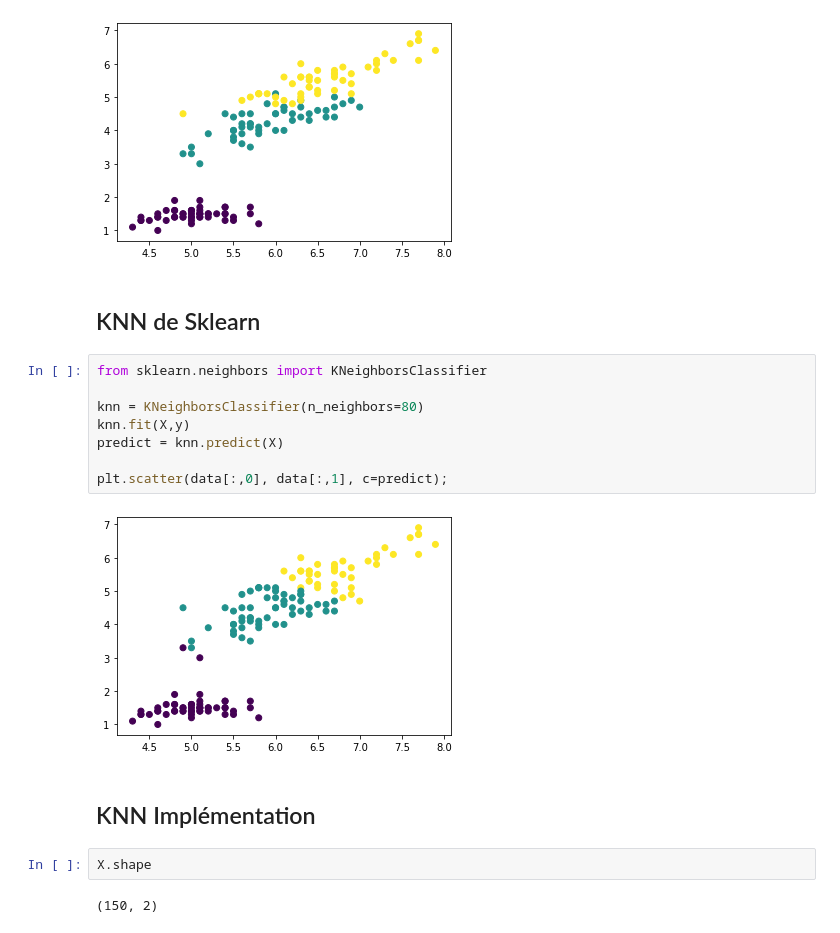
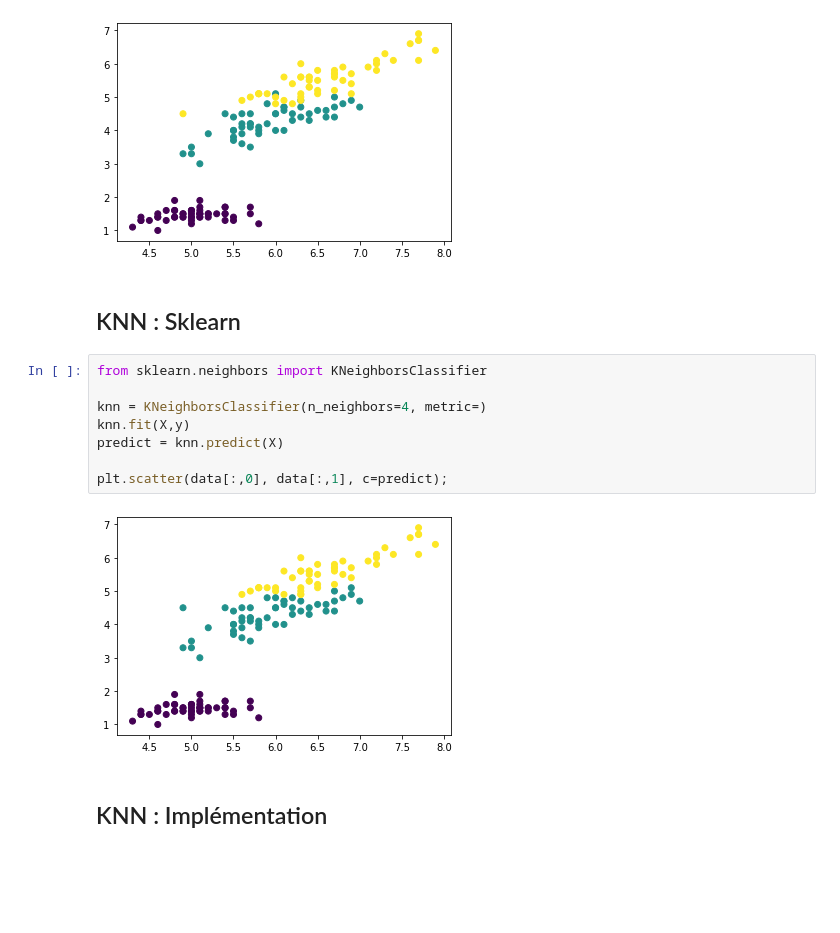
Before and after one commit to titigmr/ML, a Jupyter notebook: KNN.ipynb, the cells around one changed output. Drawn from its saved outputs; the diff is of its cells as text; blank space fills up the shorter version.

```diff
--- a/KNN.ipynb
+++ b/KNN.ipynb
@@ -19,23 +21,19 @@ plt.scatter(data[:,0], data[:,1], c=data[:,-1]);
 # %% [output]
 [figure]
 # %% [markdown]
-## KNN de Sklearn
+## KNN : Sklearn
 # %%
 from sklearn.neighbors import KNeighborsClassifier
 
-knn = KNeighborsClassifier(n_neighbors=80)
+knn = KNeighborsClassifier(n_neighbors=4, metric=)
 knn.fit(X,y)
 predict = knn.predict(X)
 
 plt.scatter(data[:,0], data[:,1], c=predict);
 # %% [output]
-[figure, old version]
+[figure, new version]
 # %% [markdown]
-## KNN Implémentation
+## KNN : Implémentation
-# %%
-X.shape
-# %% [output]
-(150, 2)
 # %%
 def KNN(X,y, n_neighbours=3):
     """
```
Also changed, not shown: parts of 13 cells of this notebook.
